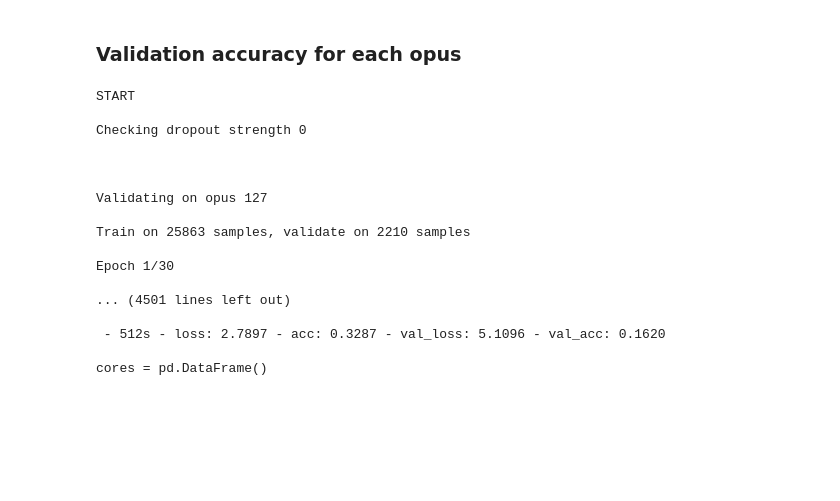
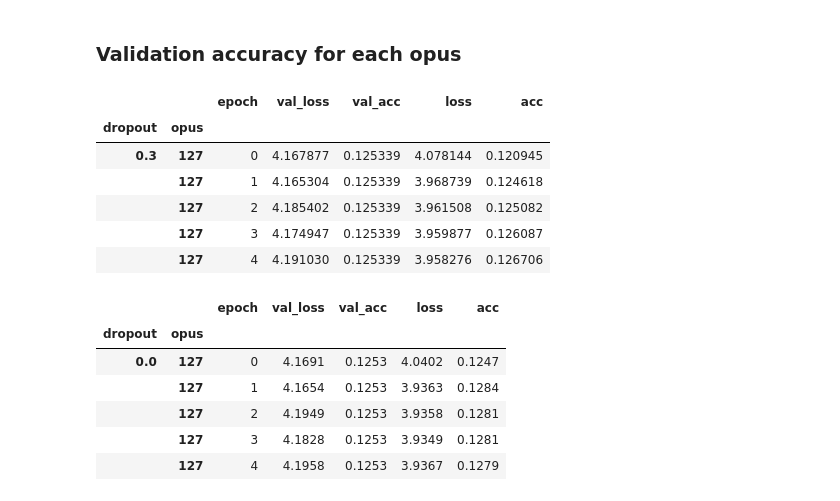
Before and after one commit to laureleo/chord-prediction, a Jupyter notebook: run-2.ipynb, the cells around one changed output. Saved outputs shown, nothing was run; the diff lists cells and outputs as text; code cells hidden in the pictures; blank space fills up the shorter version.

Commit message:
Restored results from running cross validation without early stopping over dropout rates

```diff
--- a/run-2.ipynb
+++ b/run-2.ipynb
@@ -107,7 +107,7 @@ callbacks_list = []
 ### Cross validate
 # %%
 #define the range of regularization strengths to check
-dropstrength = [0, 0.1, 0.2, 0.3]
+dropstrength = [0.3]
 print("Start!")
 
 #Create container for results
@@ -201,11 +179,11 @@ pd.DataFrame.to_csv(RESULTS, './results/dropout_WEIGHED_BACKUP.csv', index=False
 ### Select which results to use
 # %%
 #Select to load the weighed or the unweighed results
-RESULTS = pd.read_csv('results/dropout_WEIGHED_BACKUP.csv')
 RESULTS = pd.read_csv('results/dropout_BACKUP.csv')
 
 #Reindex
-RESULTS = RESULTS.set_index(['reg','opus'])
+RESULTS = RESULTS.rename(columns={'reg': 'dropout'})
+RESULTS = RESULTS.set_index(['dropout','opus'])
 # %% [markdown]
 ### For each regularization value, calculate the average cross-validated score and output it
 # %%
@@ -304,65 +289,72 @@ ax.set_xticklabels(np.around(ax.get_xticks()* 100,2))
 fig.savefig("./figs/NNacc_H.png")
 
 plt.show()
-# %%
-f = open("savefile.txt", "r")
-for line in f:
-    print(line)
-# %% [output]
-START
-
-Checking dropout strength 0
-
-
-
-Validating on opus 127
-
-Train on 25863 samples, validate on 2210 samples
-
-Epoch 1/30
-
-... (4501 lines left out)
-
- - 512s - loss: 2.7897 - acc: 0.3287 - val_loss: 5.1096 - val_acc: 0.1620
-
-cores = pd.DataFrame()
 # %%
-RESULTS = pd.DataFrame()
+#Restoring unsaved info
+
+RESULTS2 = pd.DataFrame()
 import re
 f = open("savefile.txt", "r")
 for line in f:
 
     D  = re.search('Checking dropout strength (.*)',line, re.IGNORECASE)
-    E  = re.search('Validating on opus (\d*)',line, re.IGNORECASE)
-    O  = re.search('Epoch (\d\d?)/30',line, re.IGNORECASE)
+    O  = re.search('Validating on opus (\d*)',line, re.IGNORECASE)
+    E  = re.search('Epoch (\d\d?)/30',line, re.IGNORECASE)
     L  = re.search(' - loss: (\d\.\d*) ',line, re.IGNORECASE)
     A  = re.search(' - acc: (\d\.\d*) ',line, re.IGNORECASE)
     VL = re.search(' - val_loss: (\d\.\d*) ',line, re.IGNORECASE)
     VA = re.search(' - val_acc: (\d\.\d*)',line, re.IGNORECASE)
 
     if D:
-        dropout = D.group(1)
+        dropout = float(D.group(1))
     if E:
-        epoch = E.group(1)
+        epoch = int(E.group(1)) -1
     if O:
-        opus = O.group(1)
+        opus = int(O.group(1))
     if L:
-        loss = L.group(1)
+        loss = float(L.group(1))
     if A:
-        acc = A.group(1)
+        acc = float(A.group(1))
     if VL:
-        vloss = VL.group(1)
+        vloss = float(VL.group(1))
     if VA:
-        vacc = VA.group(1)
+        vacc = float(VA.group(1))
 
     if(L):
         entry = {'dropout' : [dropout],
                  'opus': [opus],
                  'epoch': [epoch],
                  'val_loss':[vloss],
                  'val_acc':[vacc],
                  'loss': [loss],
                  'acc': [acc]
                 }
         ENTRY = pd.DataFrame(entry)
-        RESULTS = RESULTS.append(ENTRY)
+        RESULTS2 = RESULTS2.append(ENTRY)
+
+R = RESULTS2[RESULTS2.dropout != 0.3]
+R = R.set_index(['dropout', 'opus'])
+
+display(RESULTS.head())
+display(R.head())
+
+restore = pd.DataFrame()
+restore = restore.append(RESULTS)
+restore = restore.append(R)
+
+pd.DataFrame.to_csv(restore, './results/lost_dropout.csv')
+# %% [output]
+|  |  | epoch | val_loss | val_acc | loss | acc |
+| dropout | opus |  |  |  |  |  |
+| 0.3 | 127 | 0 | 4.167877 | 0.125339 | 4.078144 | 0.120945 |
+|  | 127 | 1 | 4.165304 | 0.125339 | 3.968739 | 0.124618 |
+|  | 127 | 2 | 4.185402 | 0.125339 | 3.961508 | 0.125082 |
+|  | 127 | 3 | 4.174947 | 0.125339 | 3.959877 | 0.126087 |
+|  | 127 | 4 | 4.191030 | 0.125339 | 3.958276 | 0.126706 |
+|  |  | epoch | val_loss | val_acc | loss | acc |
+| dropout | opus |  |  |  |  |  |
+| 0.0 | 127 | 0 | 4.1691 | 0.1253 | 4.0402 | 0.1247 |
+|  | 127 | 1 | 4.1654 | 0.1253 | 3.9363 | 0.1284 |
+|  | 127 | 2 | 4.1949 | 0.1253 | 3.9358 | 0.1281 |
+|  | 127 | 3 | 4.1828 | 0.1253 | 3.9349 | 0.1281 |
+|  | 127 | 4 | 4.1958 | 0.1253 | 3.9367 | 0.1279 |
```
Also changed, not shown: parts of 5 cells of this notebook, 2 other files.
